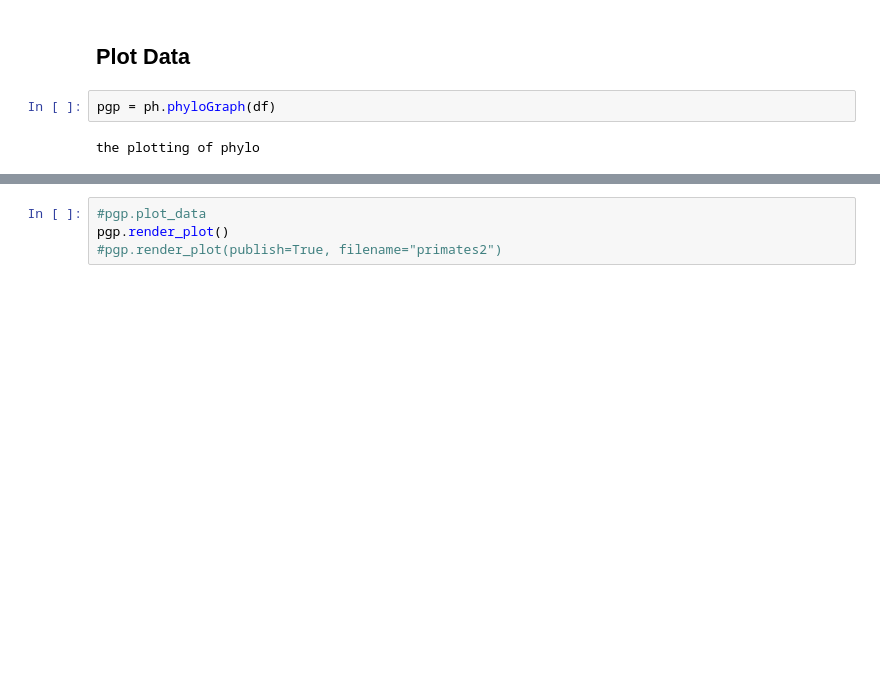
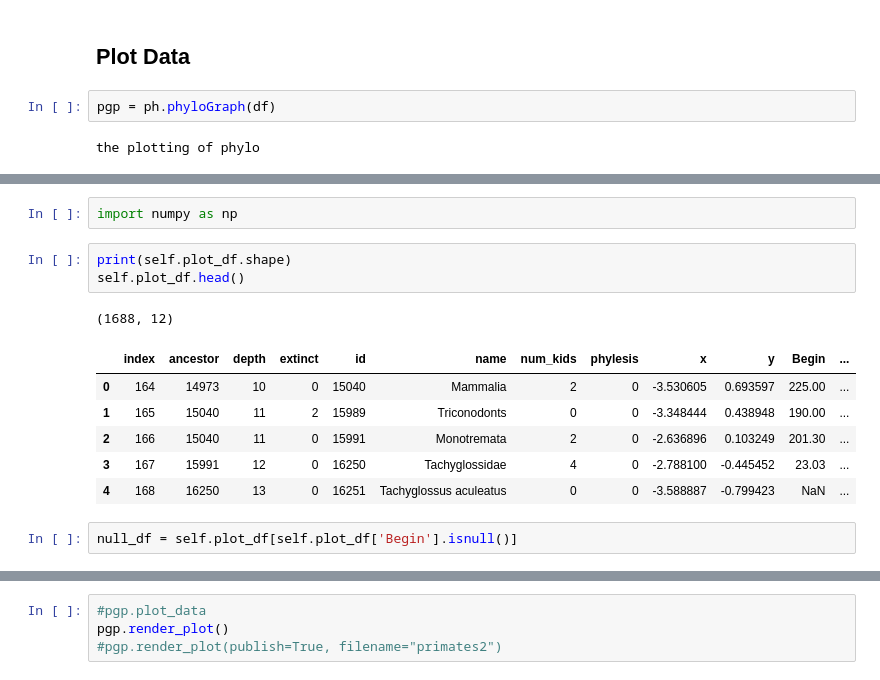
Before and after one commit to seth127/phyloGraph, a Jupyter notebook: phyloGraph.ipynb, the cells around one changed output, grey strips where cells are left out. Drawn from its saved outputs; the diff is of its cells as text; blank space fills up the shorter version.

```diff
--- a/phyloGraph.ipynb
+++ b/phyloGraph.ipynb
@@ -84,0 +117,15 @@ root_begin
+# %%
+import numpy as np
+# %%
+print(self.plot_df.shape)
+self.plot_df.head()
+# %% [output]
+(1688, 12)
+|  | index | ancestor | depth | extinct | id | name | num_kids | phylesis | x | y | Begin | ... |
+| 0 | 164 | 14973 | 10 | 0 | 15040 | Mammalia | 2 | 0 | -3.530605 | 0.693597 | 225.00 | ... |
+| 1 | 165 | 15040 | 11 | 2 | 15989 | Triconodonts | 0 | 0 | -3.348444 | 0.438948 | 190.00 | ... |
+| 2 | 166 | 15040 | 11 | 0 | 15991 | Monotremata | 2 | 0 | -2.636896 | 0.103249 | 201.30 | ... |
+| 3 | 167 | 15991 | 12 | 0 | 16250 | Tachyglossidae | 4 | 0 | -2.788100 | -0.445452 | 23.03 | ... |
+| 4 | 168 | 16250 | 13 | 0 | 16251 | Tachyglossus aculeatus | 0 | 0 | -3.588887 | -0.799423 | NaN | ... |
+# %%
+null_df = self.plot_df[self.plot_df['Begin'].isnull()]
```
Also changed, not shown: parts of 23 cells of this notebook, 2 other files.
